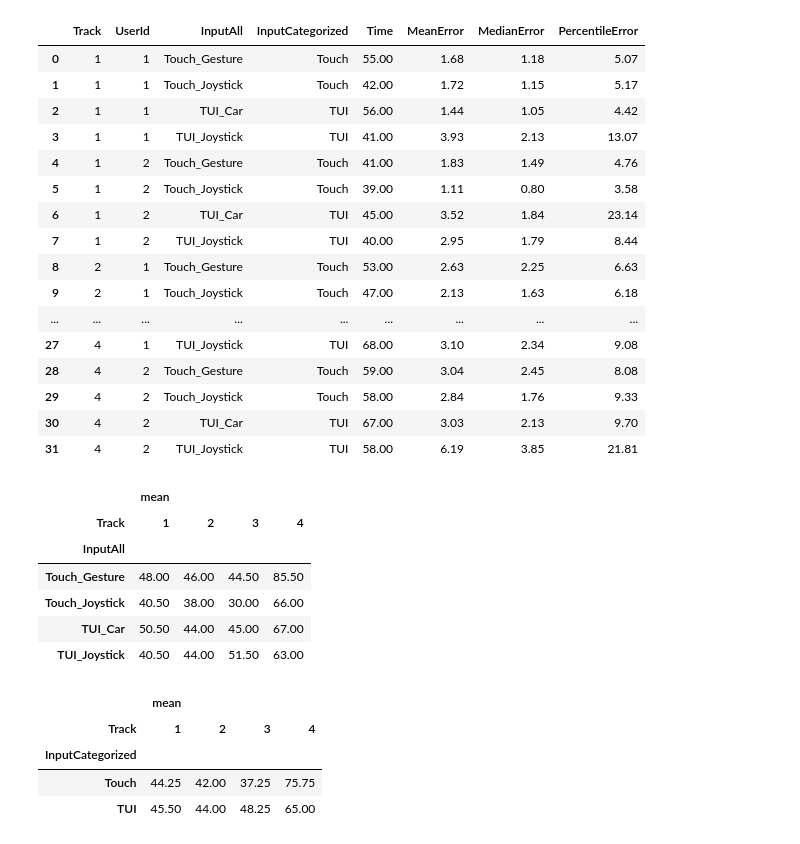
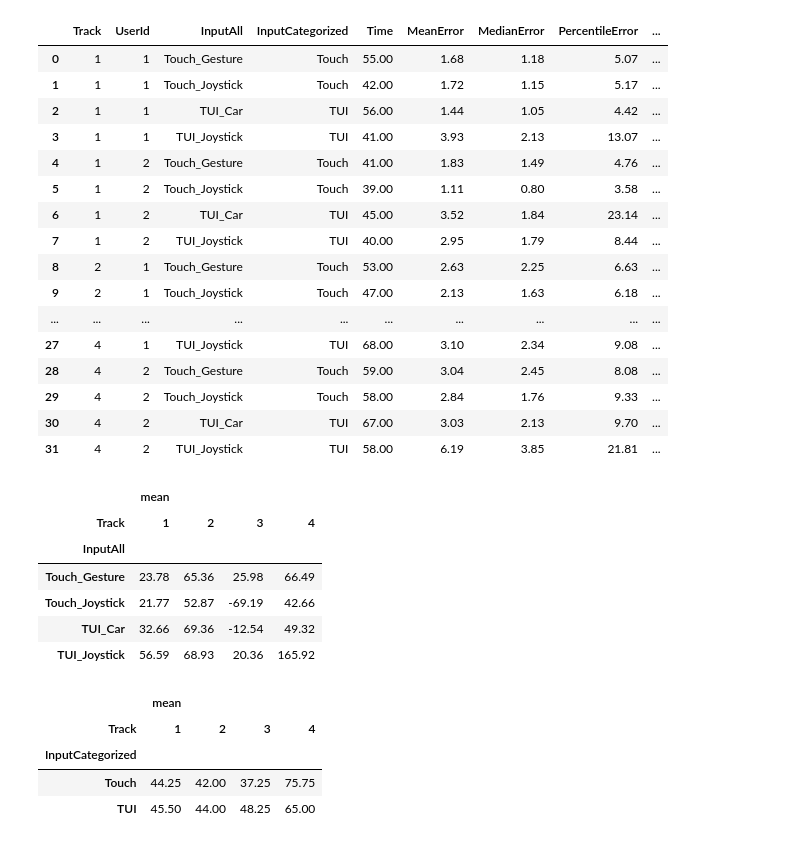
Before and after one commit to eqbic/Masterarbeit-Evaluation, a Jupyter notebook: evaluation.ipynb, the cells around one changed output. Saved outputs shown, nothing was run; the diff lists cells and outputs as text; code cells hidden in the pictures.

```diff
--- a/evaluation.ipynb
+++ b/evaluation.ipynb
@@ -94,6 +97,12 @@ class ResultParam(Enum):
     MeanError = 2
     MedianError = 3
     PercentileError = 4
+    Distance = 5
+    DeltaDistance = 6
+    ZoomMin = 7
+    ZoomMax = 8
+    ZoomMean = 9
+    ZoomChange = 10
 
 class ResultPlotter:
     def __init__(self):
@@ -104,16 +113,22 @@ class ResultPlotter:
             'UserId': [track.user_id for track in tracks],
             'InputAll': [f"{track.input_type.name}_{track.metaphor.name}" for track in tracks],
             'InputCategorized': [track.input_type.name for track in tracks],
-            'Time': [track.result.time for track in tracks],
-            'MeanError': [track.result.mean for track in tracks],
-            'MedianError': [track.result.median for track in tracks],
-            'PercentileError': [track.result.percentile for track in tracks]
+            ResultParam.Time.name: [track.result.time for track in tracks],
+            ResultParam.MeanError.name: [track.result.error_mean for track in tracks],
+            ResultParam.MedianError.name: [track.result.error_median for track in tracks],
+            ResultParam.PercentileError.name: [track.result.error_percentile for track in tracks],
+            ResultParam.Distance.name: [track.result.distance for track in tracks],
+            ResultParam.DeltaDistance.name: [track.result.delta_distance for track in tracks],
+            ResultParam.ZoomMin.name: [track.result.zoom_min for track in tracks],
+            ResultParam.ZoomMax.name: [track.result.zoom_max for track in tracks],
+            ResultParam.ZoomMean.name: [track.result.zoom_mean for track in tracks],
+            ResultParam.ZoomChange.name: [track.result.zoom_change for track in tracks],
         }
         self.data_frame = pd.DataFrame(data)
         self.data_frame.style.format(precision=2, decimal=".")
 
     def summary(self):
-        return self.data_frame.style.format(precision=2)
+        return self.data_frame.style.format(precision=2, )
 
     def print_result(self, result_param: ResultParam, input_filter: InputFilter, aggfunc: str, min:float = None, max:float = None, plot = False, color=False):
         table = self.data_frame.pivot_table(index=input_filter.name, columns="Track", values=result_param.name, aggfunc=[aggfunc], sort=False)
@@ -129,33 +144,33 @@ plotter = ResultPlotter()
 # %%
 plotter.summary()
 # %% [output]
-|  | Track | UserId | InputAll | InputCategorized | Time | MeanError | MedianError | PercentileError |
-| 0 | 1 | 1 | Touch_Gesture | Touch | 55.00 | 1.68 | 1.18 | 5.07 |
-| 1 | 1 | 1 | Touch_Joystick | Touch | 42.00 | 1.72 | 1.15 | 5.17 |
-| 2 | 1 | 1 | TUI_Car | TUI | 56.00 | 1.44 | 1.05 | 4.42 |
-| 3 | 1 | 1 | TUI_Joystick | TUI | 41.00 | 3.93 | 2.13 | 13.07 |
-| 4 | 1 | 2 | Touch_Gesture | Touch | 41.00 | 1.83 | 1.49 | 4.76 |
-| 5 | 1 | 2 | Touch_Joystick | Touch | 39.00 | 1.11 | 0.80 | 3.58 |
-| 6 | 1 | 2 | TUI_Car | TUI | 45.00 | 3.52 | 1.84 | 23.14 |
-| 7 | 1 | 2 | TUI_Joystick | TUI | 40.00 | 2.95 | 1.79 | 8.44 |
-| 8 | 2 | 1 | Touch_Gesture | Touch | 53.00 | 2.63 | 2.25 | 6.63 |
-| 9 | 2 | 1 | Touch_Joystick | Touch | 47.00 | 2.13 | 1.63 | 6.18 |
-| ... | ... | ... | ... | ... | ... | ... | ... | ... |
-| 27 | 4 | 1 | TUI_Joystick | TUI | 68.00 | 3.10 | 2.34 | 9.08 |
-| 28 | 4 | 2 | Touch_Gesture | Touch | 59.00 | 3.04 | 2.45 | 8.08 |
-| 29 | 4 | 2 | Touch_Joystick | Touch | 58.00 | 2.84 | 1.76 | 9.33 |
-| 30 | 4 | 2 | TUI_Car | TUI | 67.00 | 3.03 | 2.13 | 9.70 |
-| 31 | 4 | 2 | TUI_Joystick | TUI | 58.00 | 6.19 | 3.85 | 21.81 |
+|  | Track | UserId | InputAll | InputCategorized | Time | MeanError | MedianError | PercentileError | ... |
+| 0 | 1 | 1 | Touch_Gesture | Touch | 55.00 | 1.68 | 1.18 | 5.07 | ... |
+| 1 | 1 | 1 | Touch_Joystick | Touch | 42.00 | 1.72 | 1.15 | 5.17 | ... |
+| 2 | 1 | 1 | TUI_Car | TUI | 56.00 | 1.44 | 1.05 | 4.42 | ... |
+| 3 | 1 | 1 | TUI_Joystick | TUI | 41.00 | 3.93 | 2.13 | 13.07 | ... |
+| 4 | 1 | 2 | Touch_Gesture | Touch | 41.00 | 1.83 | 1.49 | 4.76 | ... |
+| 5 | 1 | 2 | Touch_Joystick | Touch | 39.00 | 1.11 | 0.80 | 3.58 | ... |
+| 6 | 1 | 2 | TUI_Car | TUI | 45.00 | 3.52 | 1.84 | 23.14 | ... |
+| 7 | 1 | 2 | TUI_Joystick | TUI | 40.00 | 2.95 | 1.79 | 8.44 | ... |
+| 8 | 2 | 1 | Touch_Gesture | Touch | 53.00 | 2.63 | 2.25 | 6.63 | ... |
+| 9 | 2 | 1 | Touch_Joystick | Touch | 47.00 | 2.13 | 1.63 | 6.18 | ... |
+| ... | ... | ... | ... | ... | ... | ... | ... | ... | ... |
+| 27 | 4 | 1 | TUI_Joystick | TUI | 68.00 | 3.10 | 2.34 | 9.08 | ... |
+| 28 | 4 | 2 | Touch_Gesture | Touch | 59.00 | 3.04 | 2.45 | 8.08 | ... |
+| 29 | 4 | 2 | Touch_Joystick | Touch | 58.00 | 2.84 | 1.76 | 9.33 | ... |
+| 30 | 4 | 2 | TUI_Car | TUI | 67.00 | 3.03 | 2.13 | 9.70 | ... |
+| 31 | 4 | 2 | TUI_Joystick | TUI | 58.00 | 6.19 | 3.85 | 21.81 | ... |
 # %%
-plotter.print_result(ResultParam.Time, InputFilter.InputAll, aggfunc='mean', color=True, plot=False) # Time in seconds
+plotter.print_result(ResultParam.DeltaDistance, InputFilter.InputAll, aggfunc='mean', color=True, plot=False) # Time in seconds
 # %% [output]
 |  | mean |  |  |  |
 | Track | 1 | 2 | 3 | 4 |
 | InputAll |  |  |  |  |
-| Touch_Gesture | 48.00 | 46.00 | 44.50 | 85.50 |
-| Touch_Joystick | 40.50 | 38.00 | 30.00 | 66.00 |
-| TUI_Car | 50.50 | 44.00 | 45.00 | 67.00 |
-| TUI_Joystick | 40.50 | 44.00 | 51.50 | 63.00 |
+| Touch_Gesture | 23.78 | 65.36 | 25.98 | 66.49 |
+| Touch_Joystick | 21.77 | 52.87 | -69.19 | 42.66 |
+| TUI_Car | 32.66 | 69.36 | -12.54 | 49.32 |
+| TUI_Joystick | 56.59 | 68.93 | 20.36 | 165.92 |
 # %%
 plotter.print_result(ResultParam.Time, InputFilter.InputCategorized, aggfunc='mean', color=True, plot=False)
 # %% [output]
```
Also changed, not shown: parts of 2 cells of this notebook, 1 other file.
